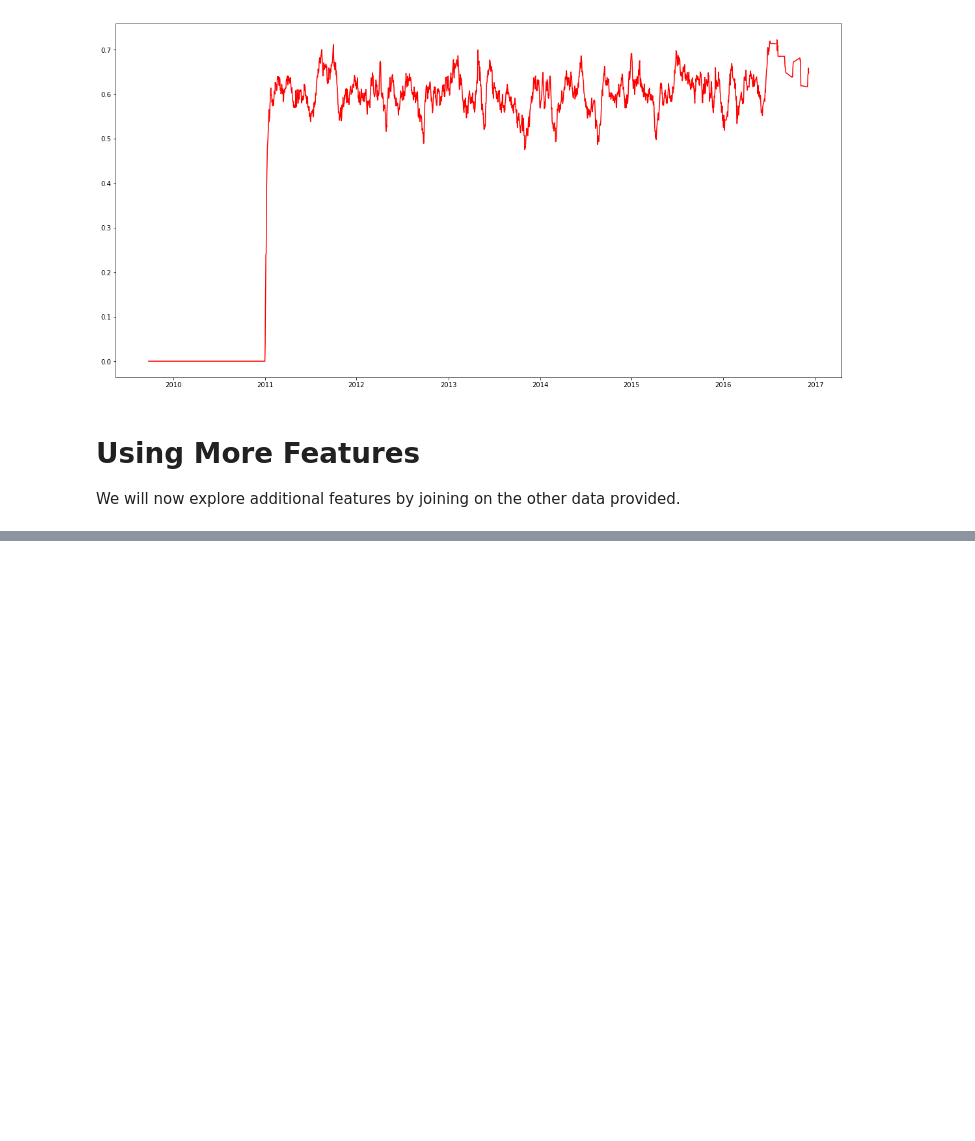
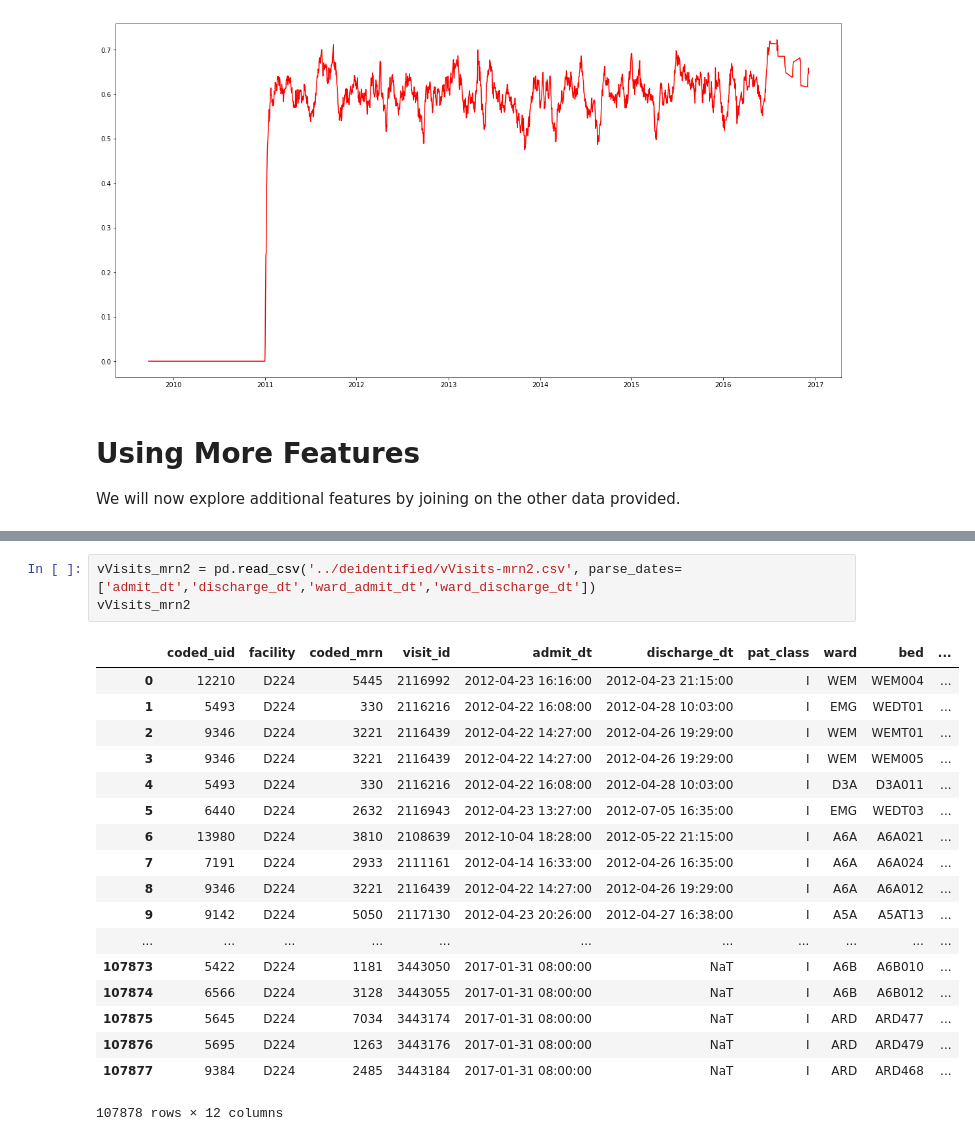
Before and after one commit to nawidayima/MRSA_Prediction_Models, a Jupyter notebook: Amiya Diwan MRSA.ipynb, the cells around one changed output, grey strips where cells are left out. Drawn from its saved outputs; the diff is of its cells as text; blank space fills up the shorter version.

```diff
--- a/Amiya Diwan MRSA.ipynb
+++ b/Amiya Diwan MRSA.ipynb
@@ -136,0 +228,22 @@ aggregateData[aggregateData.ACCN==4121581911]
+# %%
+vVisits_mrn2 = pd.read_csv('../deidentified/vVisits-mrn2.csv', parse_dates=['admit_dt','discharge_dt','ward_admit_dt','ward_discharge_dt'])
+vVisits_mrn2
+# %% [output]
+|  | coded_uid | facility | coded_mrn | visit_id | admit_dt | discharge_dt | pat_class | ward | bed | ... |
+| 0 | 12210 | D224 | 5445 | 2116992 | 2012-04-23 16:16:00 | 2012-04-23 21:15:00 | I | WEM | WEM004 | ... |
+| 1 | 5493 | D224 | 330 | 2116216 | 2012-04-22 16:08:00 | 2012-04-28 10:03:00 | I | EMG | WEDT01 | ... |
+| 2 | 9346 | D224 | 3221 | 2116439 | 2012-04-22 14:27:00 | 2012-04-26 19:29:00 | I | WEM | WEMT01 | ... |
+| 3 | 9346 | D224 | 3221 | 2116439 | 2012-04-22 14:27:00 | 2012-04-26 19:29:00 | I | WEM | WEM005 | ... |
+| 4 | 5493 | D224 | 330 | 2116216 | 2012-04-22 16:08:00 | 2012-04-28 10:03:00 | I | D3A | D3A011 | ... |
+| 5 | 6440 | D224 | 2632 | 2116943 | 2012-04-23 13:27:00 | 2012-07-05 16:35:00 | I | EMG | WEDT03 | ... |
+| 6 | 13980 | D224 | 3810 | 2108639 | 2012-10-04 18:28:00 | 2012-05-22 21:15:00 | I | A6A | A6A021 | ... |
+| 7 | 7191 | D224 | 2933 | 2111161 | 2012-04-14 16:33:00 | 2012-04-26 16:35:00 | I | A6A | A6A024 | ... |
+| 8 | 9346 | D224 | 3221 | 2116439 | 2012-04-22 14:27:00 | 2012-04-26 19:29:00 | I | A6A | A6A012 | ... |
+| 9 | 9142 | D224 | 5050 | 2117130 | 2012-04-23 20:26:00 | 2012-04-27 16:38:00 | I | A5A | A5AT13 | ... |
+| ... | ... | ... | ... | ... | ... | ... | ... | ... | ... | ... |
+| 107873 | 5422 | D224 | 1181 | 3443050 | 2017-01-31 08:00:00 | NaT | I | A6B | A6B010 | ... |
+| 107874 | 6566 | D224 | 3128 | 3443055 | 2017-01-31 08:00:00 | NaT | I | A6B | A6B012 | ... |
+| 107875 | 5645 | D224 | 7034 | 3443174 | 2017-01-31 08:00:00 | NaT | I | ARD | ARD477 | ... |
+| 107876 | 5695 | D224 | 1263 | 3443176 | 2017-01-31 08:00:00 | NaT | I | ARD | ARD479 | ... |
+| 107877 | 9384 | D224 | 2485 | 3443184 | 2017-01-31 08:00:00 | NaT | I | ARD | ARD468 | ... |
+107878 rows × 12 columns
```
Also changed, not shown: parts of 27 cells of this notebook.
